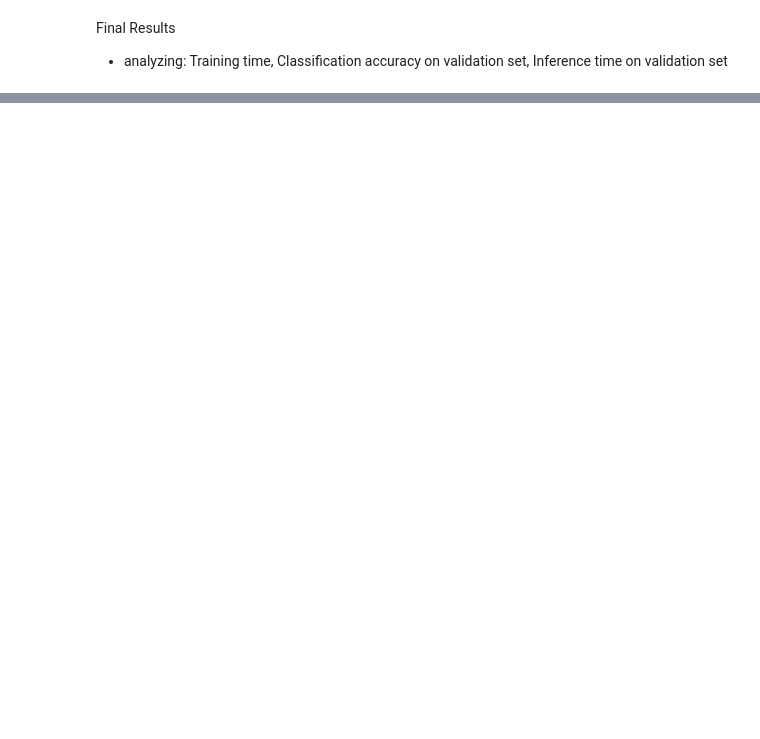
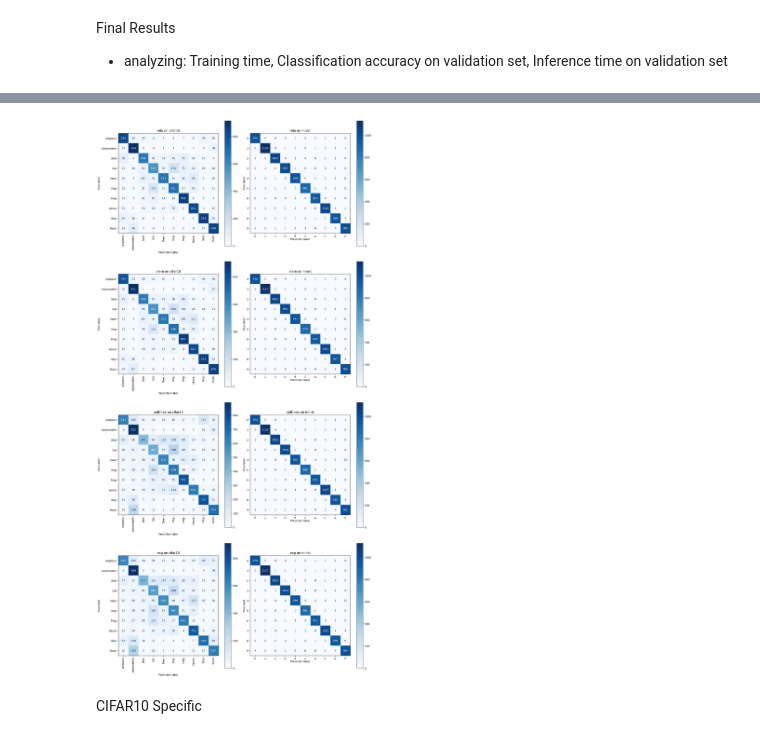
Before and after one commit to ostapenkovs/ieor-4540-transformers, a Jupyter notebook: notebooks/results.ipynb, the cells around one changed output, grey strips where cells are left out. Drawn from its saved outputs; the diff is of its cells as text; code cells hidden in the pictures; blank space fills up the shorter version.

```diff
--- a/notebooks/results.ipynb
+++ b/notebooks/results.ipynb
@@ -36,0 +249,22 @@ my_params
+# %%
+unq_models = combined_df['Model'].unique()
+unq_datasets = combined_df['Dataset'].unique()
+
+model_data = get_model_data(
+    unq_datasets=unq_datasets, unq_models=unq_models, data_dir=data_dir,
+    checkpoint_dir=checkpoint_dir, my_params=my_params, device=device
+)
+
+model_data['mnist']['class_names'] = list(range(0, 9+1, 1))
+
+model_data['cifar10']['class_names'] = [
+    'Airplane', 'Automobile', 'Bird', 'Cat', 'Deer',
+    'Dog', 'Frog', 'Horse', 'Ship', 'Truck'
+]
+# %%
+fig = plot_cm(unq_models=unq_models, unq_datasets=unq_datasets, model_data=model_data)
+fig
+# %% [output]
+[figure, added]
+# %% [markdown]
+CIFAR10 Specific
```
Also changed, not shown: parts of 21 cells of this notebook.
